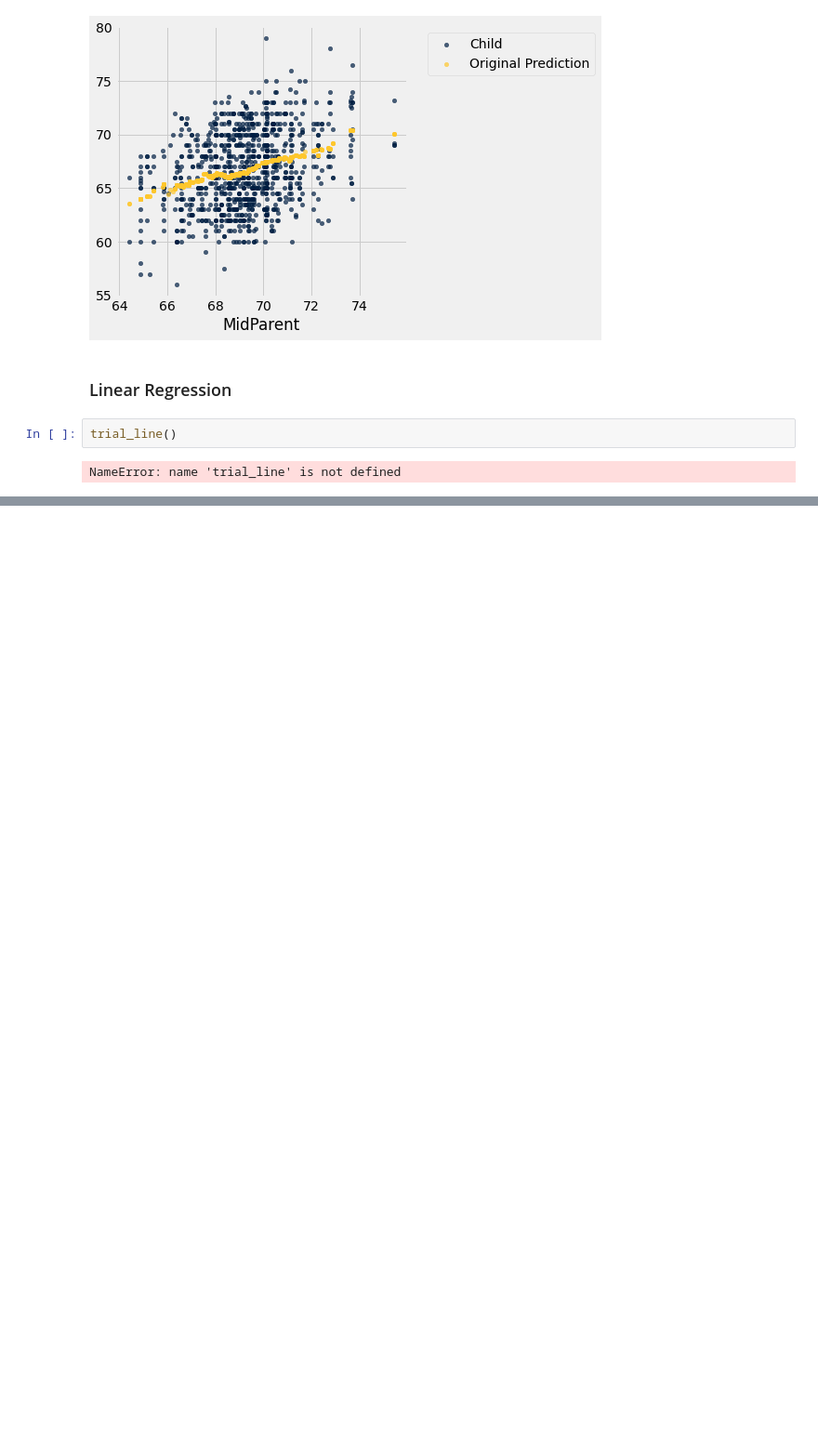
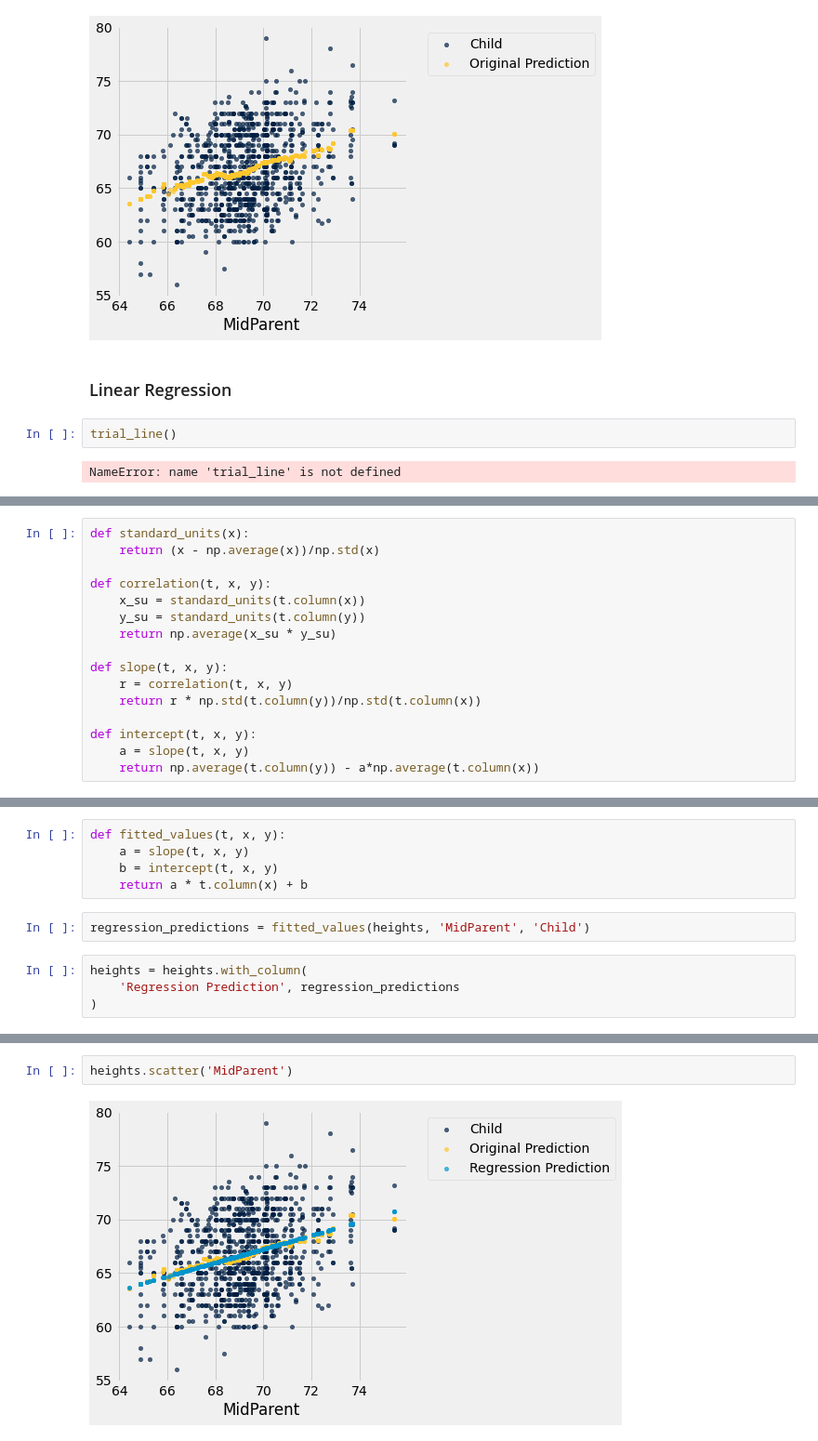
Before and after one commit to ciretorres/python, a Jupyter notebook: data8.3x/week2/sec04_regression.ipynb, the cells around one changed output, grey strips where cells are left out. Shown at 93% size. Drawn from its saved outputs; the diff is of its cells as text; blank space fills up the shorter version.

Commit message:
Lec 4.4 Regression Equation

```diff
--- a/data8.3x/week2/sec04_regression.ipynb
+++ b/data8.3x/week2/sec04_regression.ipynb
@@ -70,0 +73,16 @@ NameError: name 'trial_line' is not defined
+# %%
+def standard_units(x):
+    return (x - np.average(x))/np.std(x)
+
+def correlation(t, x, y):
+    x_su = standard_units(t.column(x))
+    y_su = standard_units(t.column(y))
+    return np.average(x_su * y_su)
+
+def slope(t, x, y):
+    r = correlation(t, x, y)
+    return r * np.std(t.column(y))/np.std(t.column(x))
+
+def intercept(t, x, y):
+    a = slope(t, x, y)
+    return np.average(t.column(y)) - a*np.average(t.column(x))
@@ -70,0 +119,11 @@ NameError: name 'trial_line' is not defined
+# %%
+def fitted_values(t, x, y):
+    a = slope(t, x, y)
+    b = intercept(t, x, y)
+    return a * t.column(x) + b
+# %%
+regression_predictions = fitted_values(heights, 'MidParent', 'Child')
+# %%
+heights = heights.with_column(
+    'Regression Prediction', regression_predictions
+)
@@ -70,0 +145,4 @@ NameError: name 'trial_line' is not defined
+# %%
+heights.scatter('MidParent')
+# %% [output]
+[figure, added]
```
Also changed, not shown: parts of 6 cells of this notebook.
